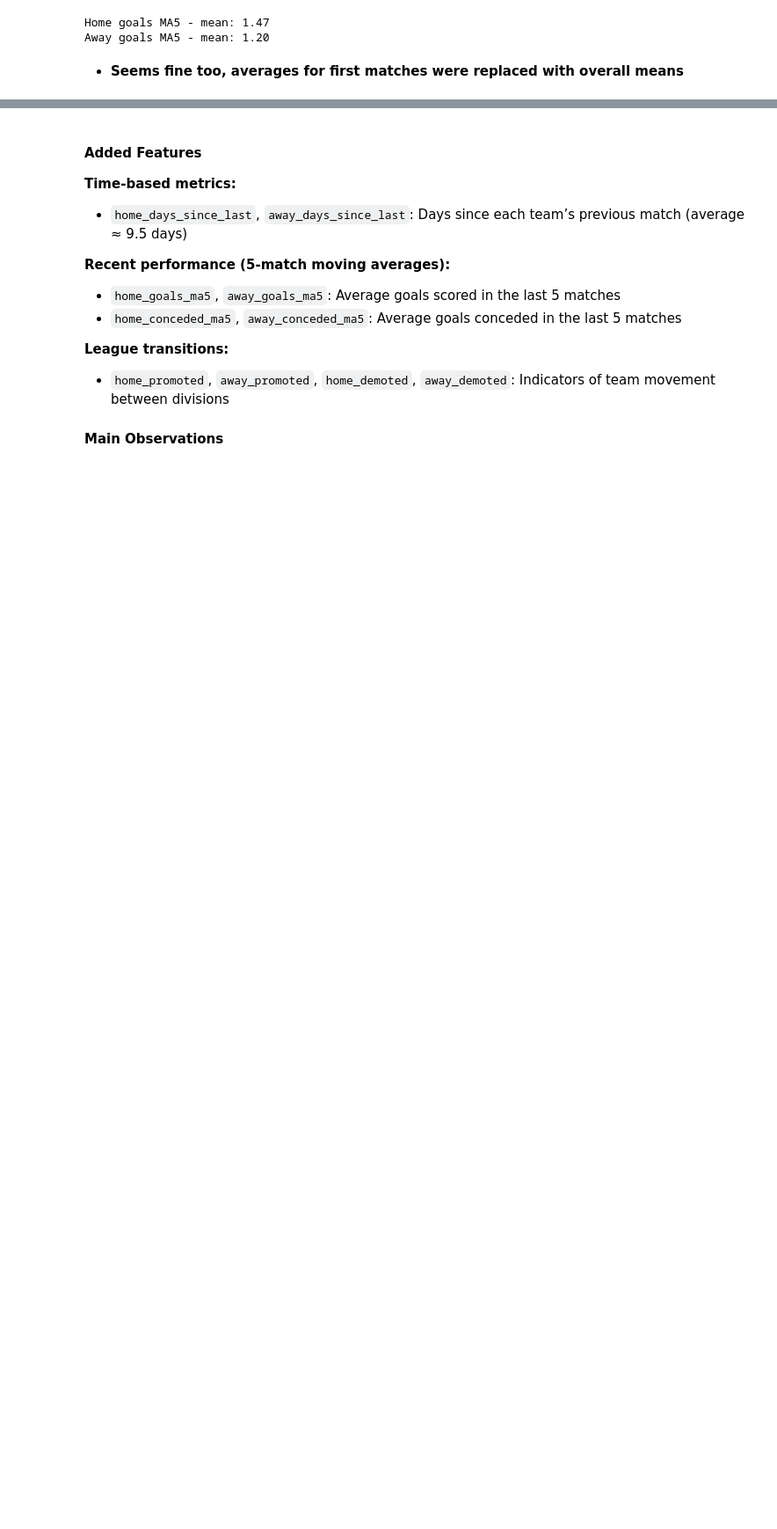
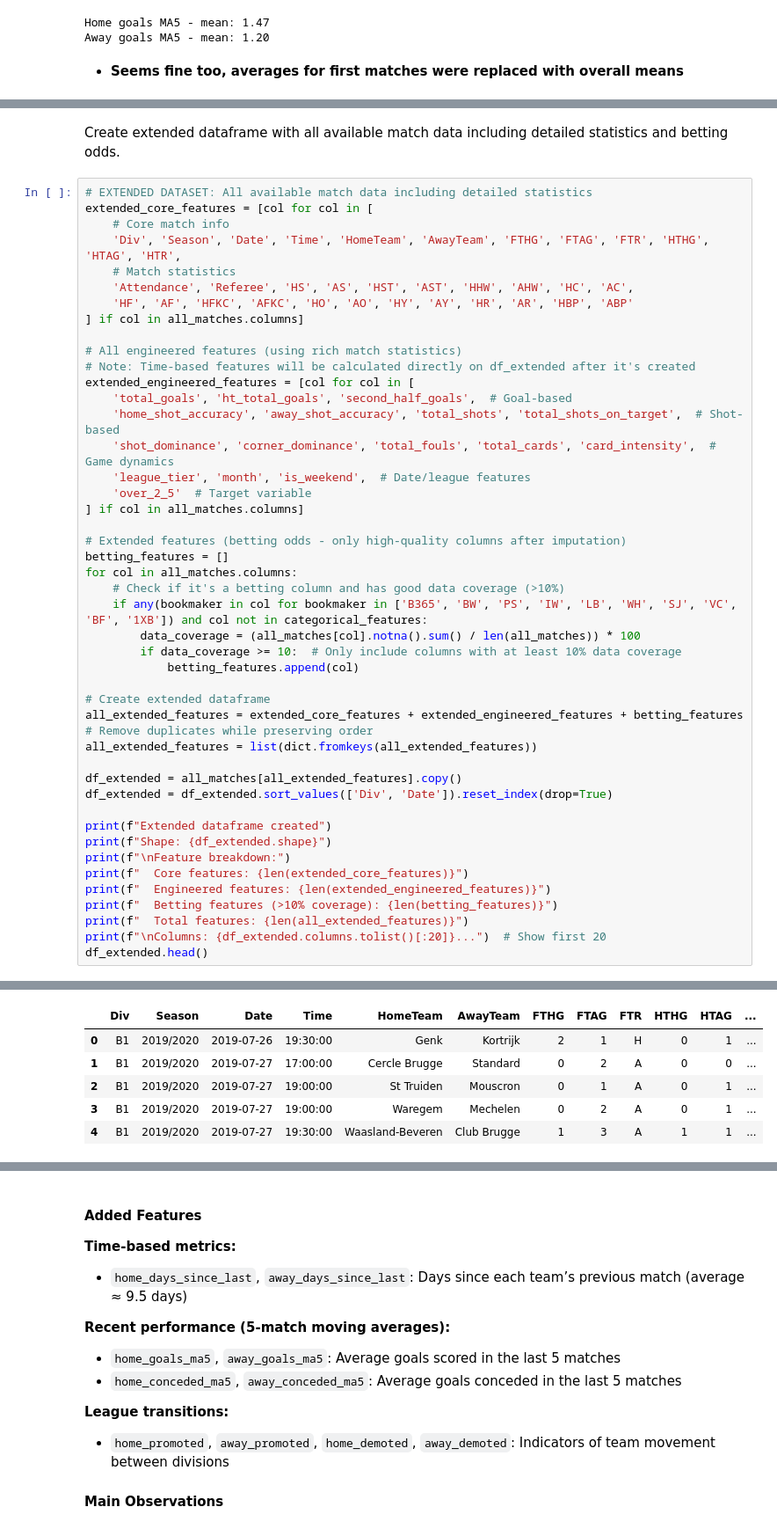
Before and after one commit to OndrejZ24/soccer-leagues-predictions, a Jupyter notebook: preprocessing.ipynb, the cells around one changed output, grey strips where cells are left out. Shown at 88% size. Drawn from its saved outputs; the diff is of its cells as text; blank space fills up the shorter version.

```diff
--- a/preprocessing.ipynb
+++ b/preprocessing.ipynb
@@ -1690,0 +1695,49 @@ The bar plots visualize this - all rates hover around 50%, confirming the balanc
+# %% [markdown]
+Create extended dataframe with all available match data including detailed statistics and betting odds.
+# %%
+# EXTENDED DATASET: All available match data including detailed statistics
+extended_core_features = [col for col in [
+    # Core match info
+    'Div', 'Season', 'Date', 'Time', 'HomeTeam', 'AwayTeam', 'FTHG', 'FTAG', 'FTR', 'HTHG', 'HTAG', 'HTR',
+    # Match statistics
+    'Attendance', 'Referee', 'HS', 'AS', 'HST', 'AST', 'HHW', 'AHW', 'HC', 'AC',
+    'HF', 'AF', 'HFKC', 'AFKC', 'HO', 'AO', 'HY', 'AY', 'HR', 'AR', 'HBP', 'ABP'
+] if col in all_matches.columns]
+
+# All engineered features (using rich match statistics)
+# Note: Time-based features will be calculated directly on df_extended after it's created
+extended_engineered_features = [col for col in [
+    'total_goals', 'ht_total_goals', 'second_half_goals',  # Goal-based
+    'home_shot_accuracy', 'away_shot_accuracy', 'total_shots', 'total_shots_on_target',  # Shot-based
+    'shot_dominance', 'corner_dominance', 'total_fouls', 'total_cards', 'card_intensity',  # Game dynamics
+    'league_tier', 'month', 'is_weekend',  # Date/league features
+    'over_2_5'  # Target variable
+] if col in all_matches.columns]
+
+# Extended features (betting odds - only high-quality columns after imputation)
+betting_features = []
+for col in all_matches.columns:
+    # Check if it's a betting column and has good data coverage (>10%)
+    if any(bookmaker in col for bookmaker in ['B365', 'BW', 'PS', 'IW', 'LB', 'WH', 'SJ', 'VC', 'BF', '1XB']) and col not in categorical_features:
+        data_coverage = (all_matches[col].notna().sum() / len(all_matches)) * 100
+        if data_coverage >= 10:  # Only include columns with at least 10% data coverage
+            betting_features.append(col)
+
+# Create extended dataframe
+all_extended_features = extended_core_features + extended_engineered_features + betting_features
+# Remove duplicates while preserving order
+all_extended_features = list(dict.fromkeys(all_extended_features))
+
+df_extended = all_matches[all_extended_features].copy()
+df_extended = df_extended.sort_values(['Div', 'Date']).reset_index(drop=True)
+
+print(f"Extended dataframe created")
+print(f"Shape: {df_extended.shape}")
+print(f"\nFeature breakdown:")
+print(f"  Core features: {len(extended_core_features)}")
+print(f"  Engineered features: {len(extended_engineered_features)}")
+print(f"  Betting features (>10% coverage): {len(betting_features)}")
+print(f"  Total features: {len(all_extended_features)}")
+print(f"\nColumns: {df_extended.columns.tolist()[:20]}...")  # Show first 20
+df_extended.head()
+# %% [output]
@@ -1690,0 +1754,6 @@ The bar plots visualize this - all rates hover around 50%, confirming the balanc
+|  | Div | Season | Date | Time | HomeTeam | AwayTeam | FTHG | FTAG | FTR | HTHG | HTAG | ... |
+| 0 | B1 | 2019/2020 | 2019-07-26 | 19:30:00 | Genk | Kortrijk | 2 | 1 | H | 0 | 1 | ... |
+| 1 | B1 | 2019/2020 | 2019-07-27 | 17:00:00 | Cercle Brugge | Standard | 0 | 2 | A | 0 | 0 | ... |
+| 2 | B1 | 2019/2020 | 2019-07-27 | 19:00:00 | St Truiden | Mouscron | 0 | 1 | A | 0 | 1 | ... |
+| 3 | B1 | 2019/2020 | 2019-07-27 | 19:00:00 | Waregem | Mechelen | 0 | 2 | A | 0 | 1 | ... |
+| 4 | B1 | 2019/2020 | 2019-07-27 | 19:30:00 | Waasland-Beveren | Club Brugge | 1 | 3 | A | 1 | 1 | ... |
```
Also changed, not shown: parts of 39 cells of this notebook.
